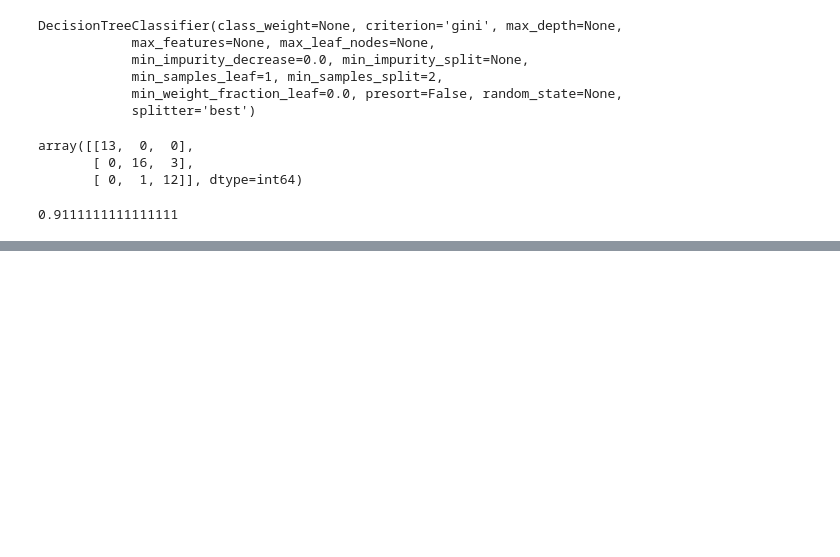
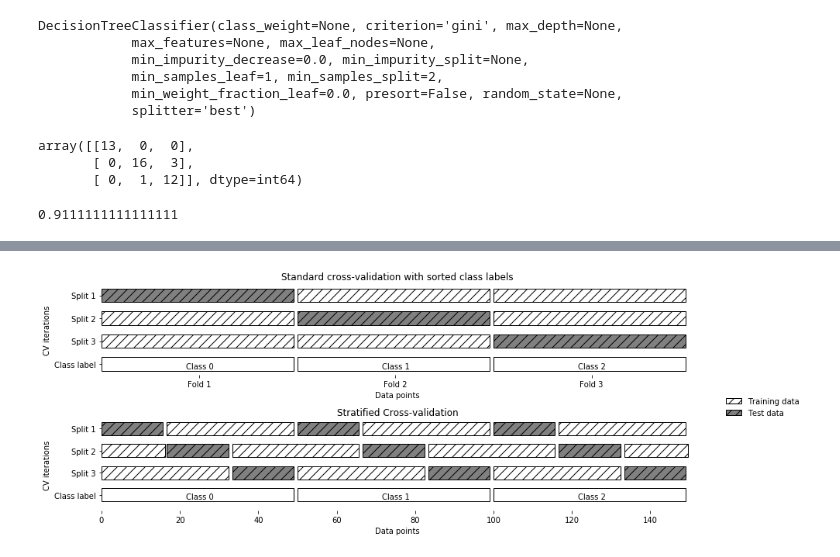
Before and after one commit to chankoo/python, a Jupyter notebook: 8.2 Scikit-learn.ipynb, the cells around one changed output, grey strips where cells are left out. Drawn from its saved outputs; the diff is of its cells as text; code cells hidden in the pictures; blank space fills up the shorter version.

```diff
--- a/8.2 Scikit-learn.ipynb
+++ b/8.2 Scikit-learn.ipynb
@@ -231,0 +425,4 @@ support: [13 19 13]
+# %%
+mglearn.plots.plot_stratified_cross_validation() #클래스별로 층화추출
+# %% [output]
+[figure, added]
```
Also changed, not shown: parts of 44 cells of this notebook.
